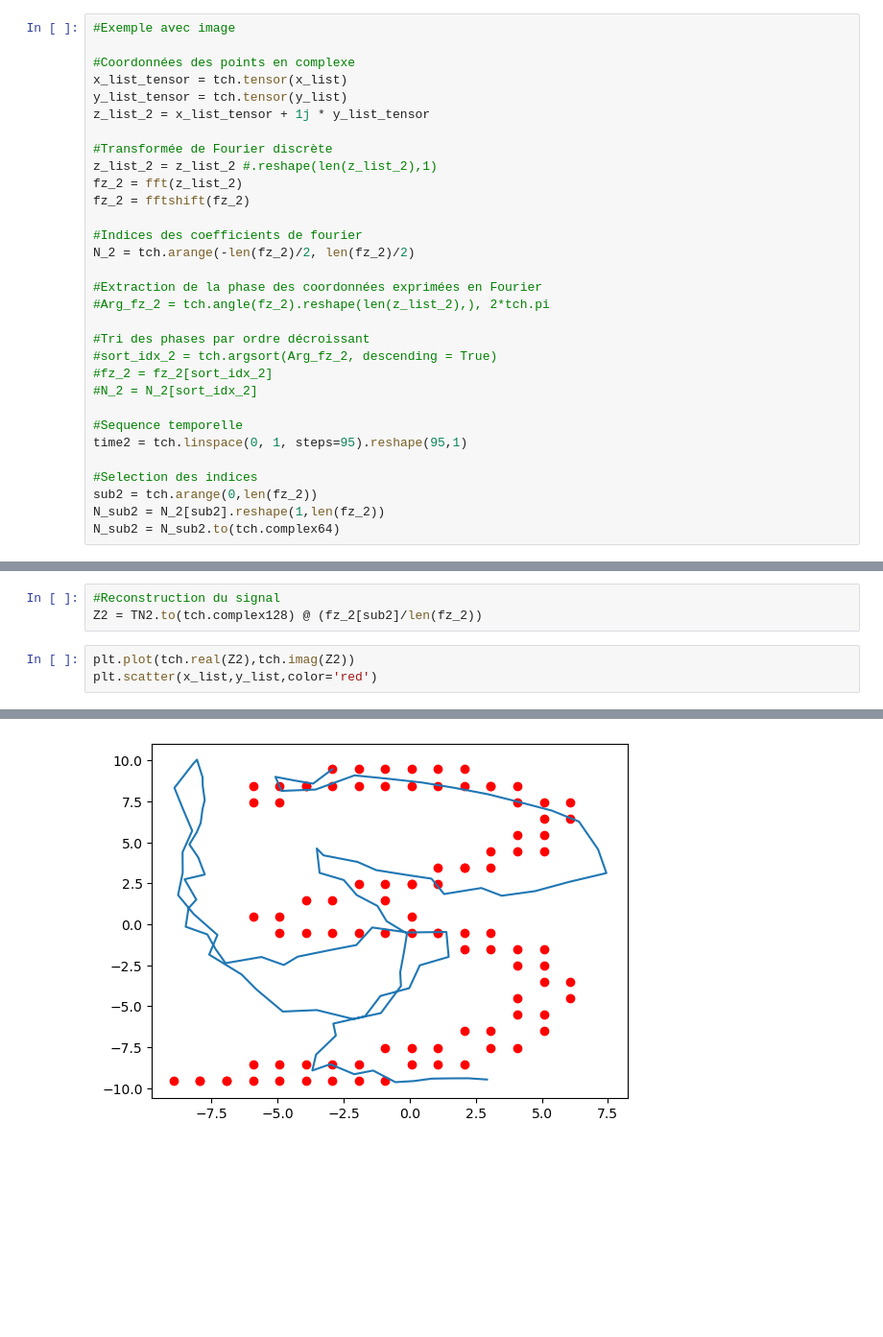
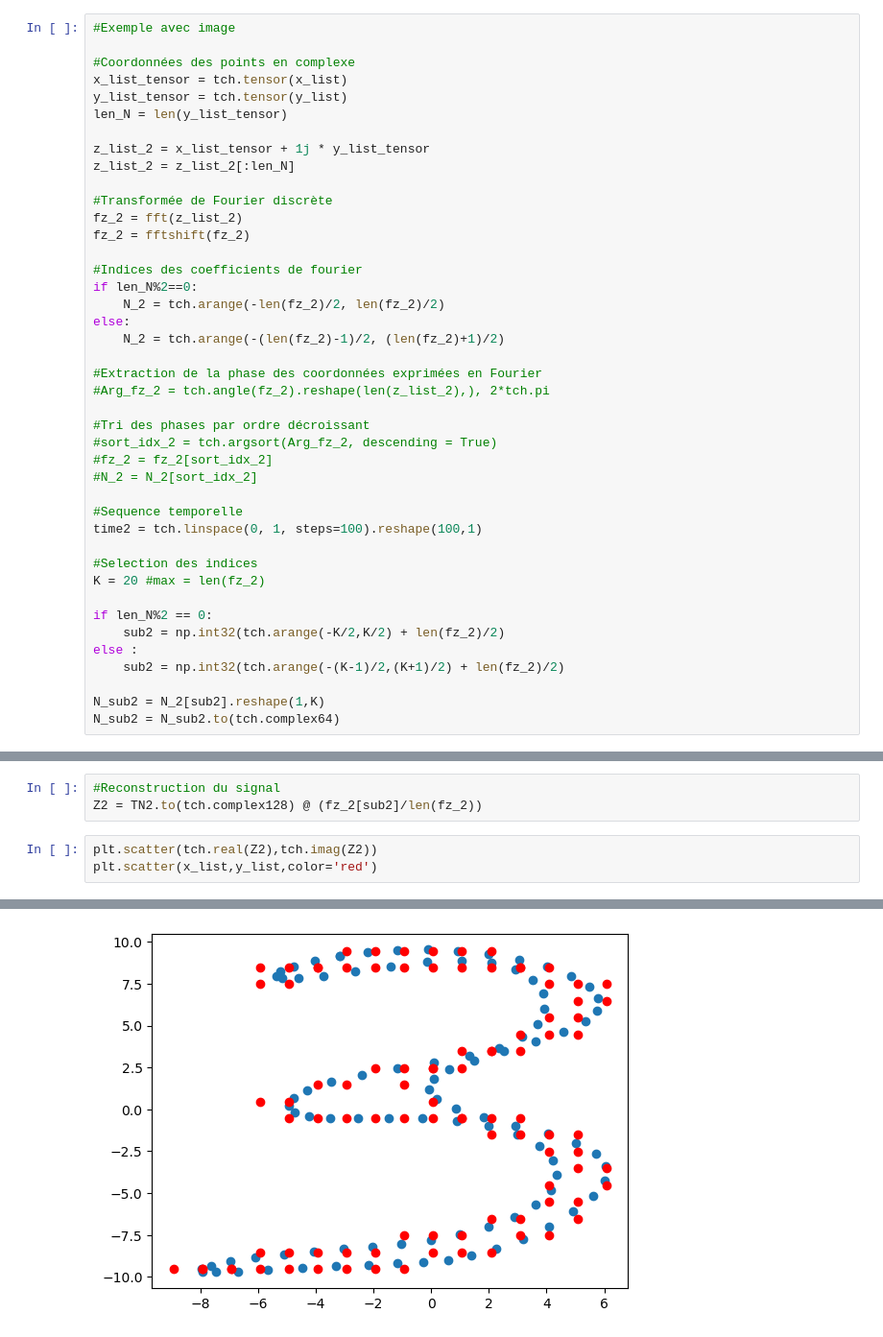
Before and after one commit to jmguser92/Radio_Project, a Jupyter notebook: Drawing mask with fourier coefs.ipynb, the cells around one changed output, grey strips where cells are left out. Shown at 96% size. Saved outputs shown, nothing was run; the diff lists cells and outputs as text; blank space fills up the shorter version.

```diff
--- a/Drawing mask with fourier coefs.ipynb
+++ b/Drawing mask with fourier coefs.ipynb
@@ -292,15 +326,20 @@ plt.plot(tch.real(Z),tch.imag(Z))
 #Coordonnées des points en complexe
 x_list_tensor = tch.tensor(x_list)
 y_list_tensor = tch.tensor(y_list)
+len_N = len(y_list_tensor)
+
 z_list_2 = x_list_tensor + 1j * y_list_tensor
+z_list_2 = z_list_2[:len_N]
 
 #Transformée de Fourier discrète
-z_list_2 = z_list_2 #.reshape(len(z_list_2),1)
 fz_2 = fft(z_list_2)
 fz_2 = fftshift(fz_2)
 
 #Indices des coefficients de fourier
-N_2 = tch.arange(-len(fz_2)/2, len(fz_2)/2)
+if len_N%2==0:
+    N_2 = tch.arange(-len(fz_2)/2, len(fz_2)/2)
+else:
+    N_2 = tch.arange(-(len(fz_2)-1)/2, (len(fz_2)+1)/2)
 
 #Extraction de la phase des coordonnées exprimées en Fourier
 #Arg_fz_2 = tch.angle(fz_2).reshape(len(z_list_2),), 2*tch.pi
@@ -311,11 +350,17 @@ N_2 = tch.arange(-len(fz_2)/2, len(fz_2)/2)
 #N_2 = N_2[sort_idx_2]
 
 #Sequence temporelle
-time2 = tch.linspace(0, 1, steps=95).reshape(95,1)
+time2 = tch.linspace(0, 1, steps=100).reshape(100,1)
 
 #Selection des indices
-sub2 = tch.arange(0,len(fz_2))
-N_sub2 = N_2[sub2].reshape(1,len(fz_2))
+K = 20 #max = len(fz_2)
+
+if len_N%2 == 0:
+    sub2 = np.int32(tch.arange(-K/2,K/2) + len(fz_2)/2)
+else :
+    sub2 = np.int32(tch.arange(-(K-1)/2,(K+1)/2) + len(fz_2)/2)
+
+N_sub2 = N_2[sub2].reshape(1,K)
 N_sub2 = N_sub2.to(tch.complex64)
 # %%
 #Matrice transformée inverse de Fourier
@@ -324,8 +369,8 @@ TN2 = tch.exp(1j * 2 * tch.pi * time2 @ N_sub2)
 #Reconstruction du signal
 Z2 = TN2.to(tch.complex128) @ (fz_2[sub2]/len(fz_2))
 # %%
-plt.plot(tch.real(Z2),tch.imag(Z2))
+plt.scatter(tch.real(Z2),tch.imag(Z2))
 plt.scatter(x_list,y_list,color='red')
 # %% [output]
 <matplotlib.collections.PathCollection at 0x...>
-[figure, old version]
+[figure, new version]
```
Also changed, not shown: parts of 7 cells of this notebook.
